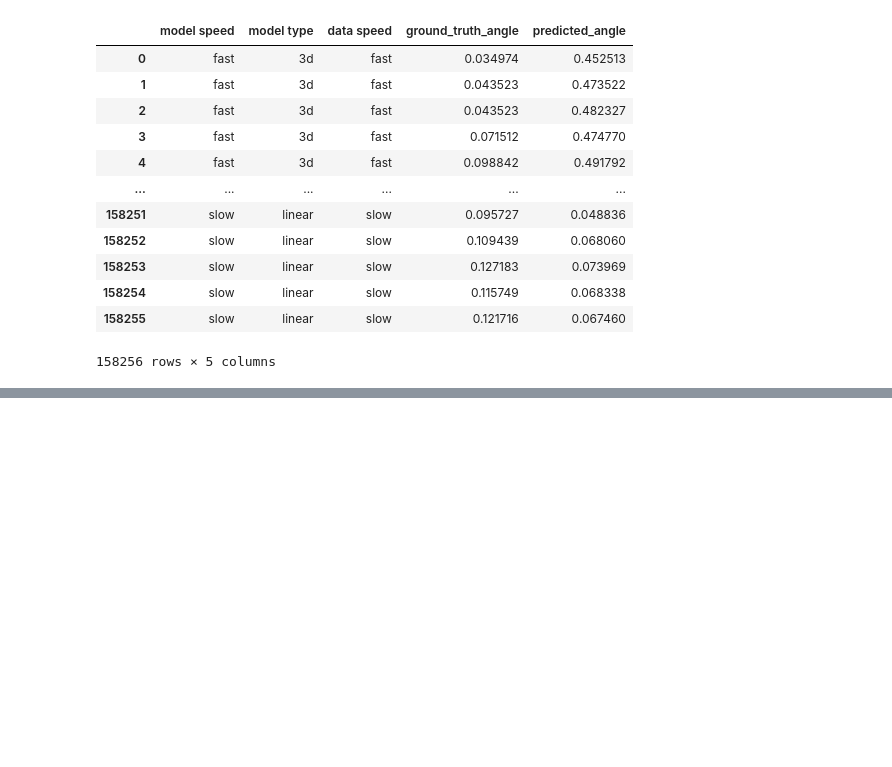
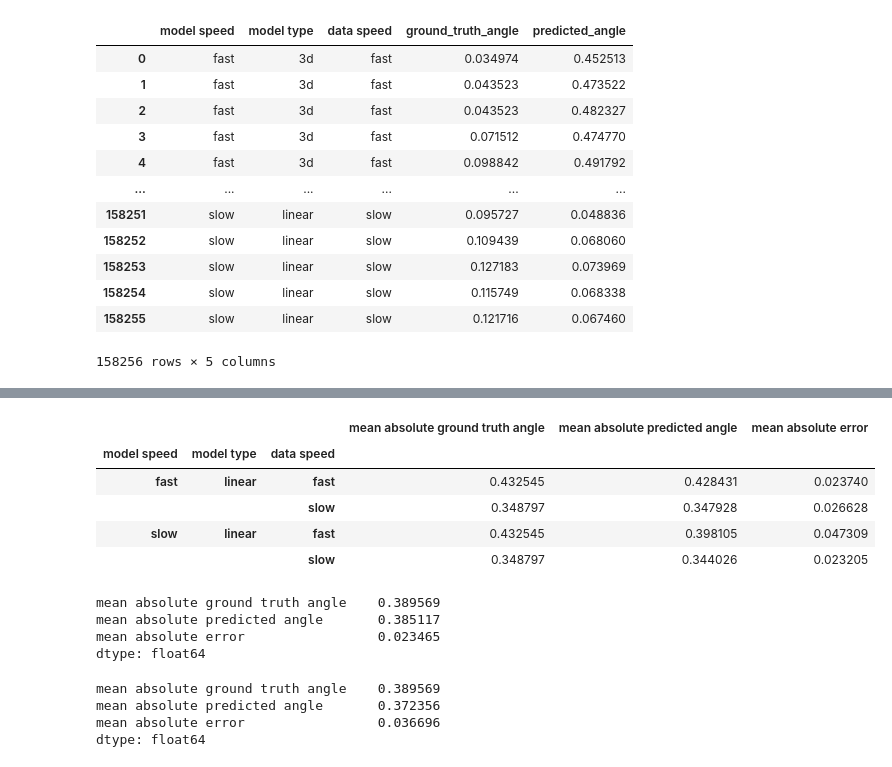
Before and after one commit to kristjanr/dat-sci-master-thesis, a Jupyter notebook: GetMae.ipynb, the cells around one changed output, grey strips where cells are left out. Cells and saved outputs as stored; diff of their text form; code cells hidden in the pictures; blank space fills up the shorter version.

```diff
--- a/GetMae.ipynb
+++ b/GetMae.ipynb
@@ -83,0 +98,23 @@ df.groupby(['model speed', 'model type', 'data speed']).mean()
+# %%
+df[df['model type']=='linear'].groupby(['model speed', 'model type', 'data speed']).mean()
+# %% [output]
+|  |  |  | mean absolute ground truth angle | mean absolute predicted angle | mean absolute error |
+| model speed | model type | data speed |  |  |  |
+| fast | linear | fast | 0.432545 | 0.428431 | 0.023740 |
+|  |  | slow | 0.348797 | 0.347928 | 0.026628 |
+| slow | linear | fast | 0.432545 | 0.398105 | 0.047309 |
+|  |  | slow | 0.348797 | 0.344026 | 0.023205 |
+# %%
+df[df['model type']=='linear'][df['model speed'] == df['data speed']].mean()
+# %% [output]
+mean absolute ground truth angle    0.389569
+mean absolute predicted angle       0.385117
+mean absolute error                 0.023465
+dtype: float64
+# %%
+df[df['model type']=='linear'][df['model speed'] != df['data speed']].mean()
+# %% [output]
+mean absolute ground truth angle    0.389569
+mean absolute predicted angle       0.372356
+mean absolute error                 0.036696
+dtype: float64
```
Also changed, not shown: parts of 4 cells of this notebook, 5 other files.
